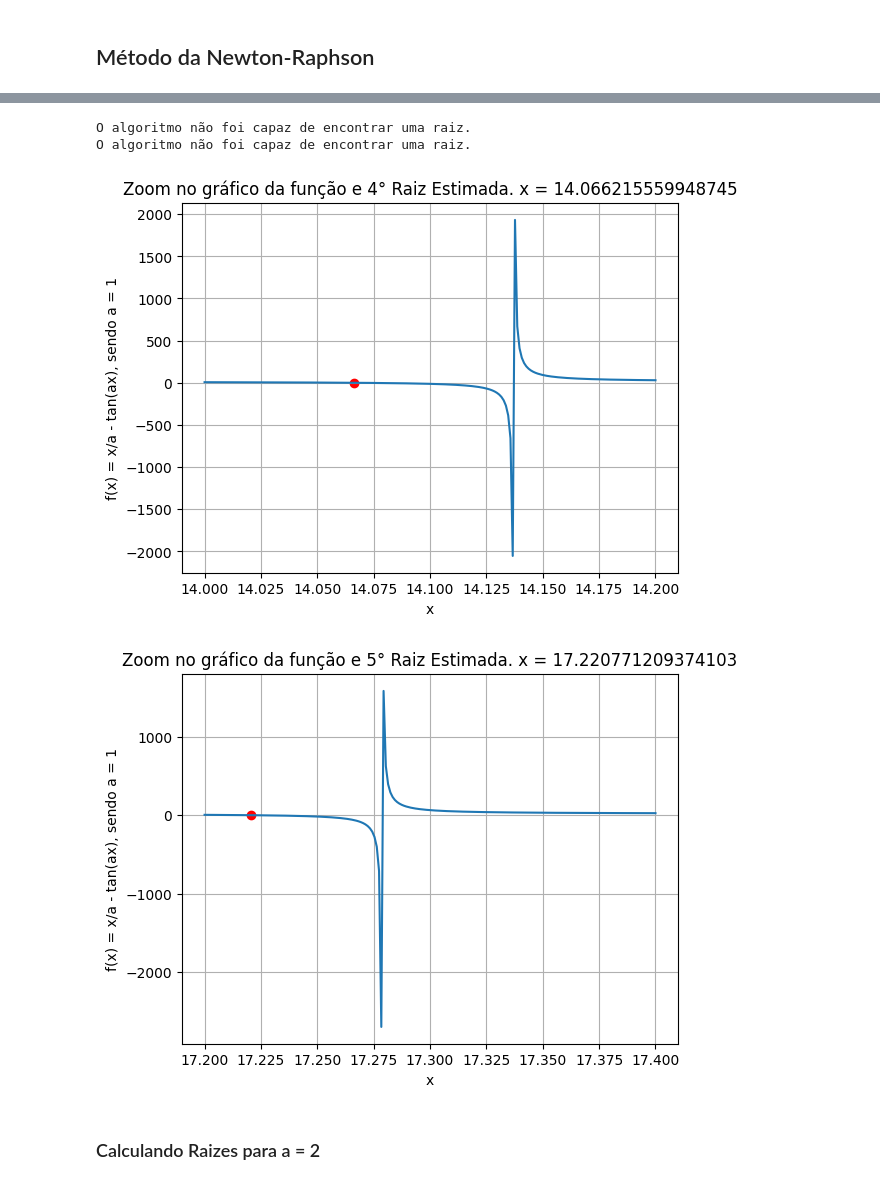
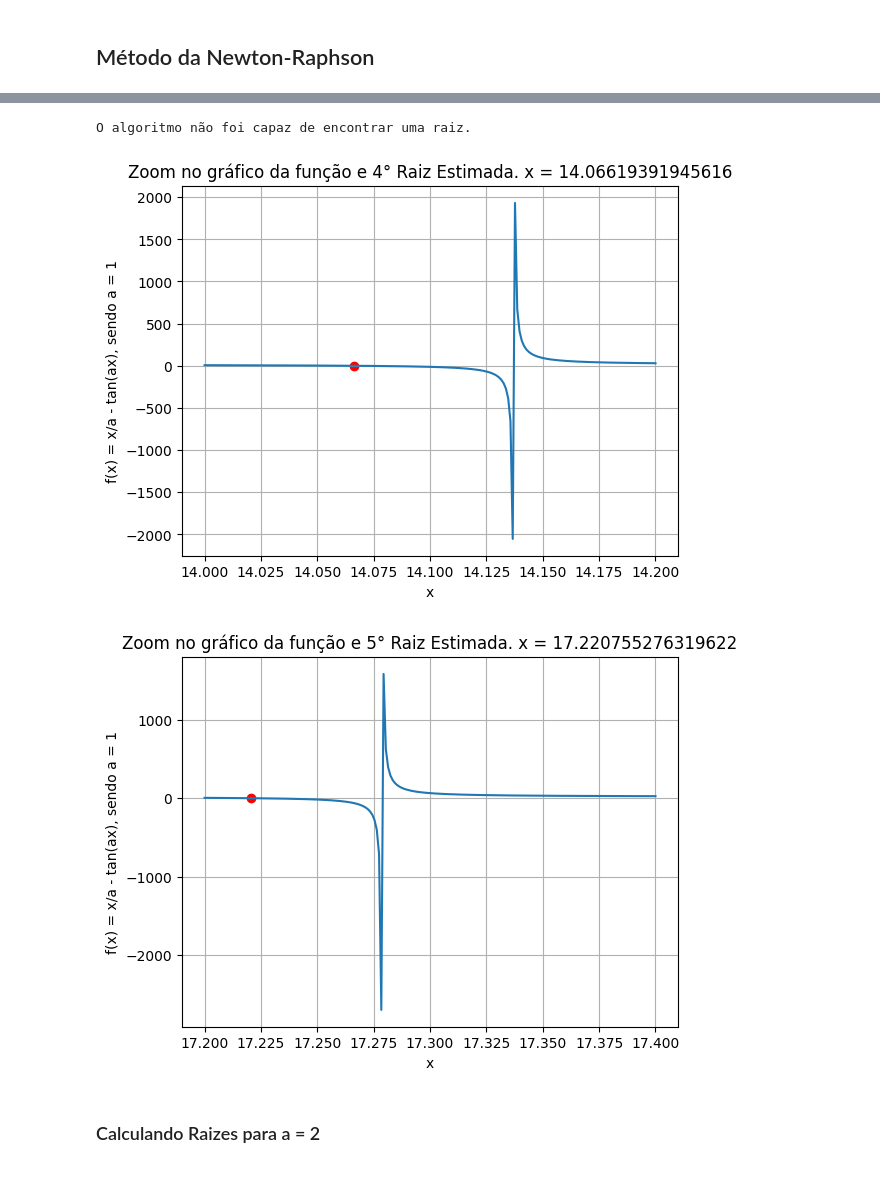
Before and after one commit to andreisilvasantos/Mestrado, a Jupyter notebook: Métodos Numéricos/AT2 - Metodos Numericos.ipynb, the cells around one changed output, grey strips where cells are left out. Drawn from its saved outputs; the diff is of its cells as text; code cells hidden in the pictures.

```diff
--- a/Métodos Numéricos/AT2 - Metodos Numericos.ipynb
+++ b/Métodos Numéricos/AT2 - Metodos Numericos.ipynb
@@ -57,7 +57,8 @@ import numpy as np
 import matplotlib.pyplot as plt
 import math
 
-iter_maximo = 10
+iter_maximo = 100
+erro_aceitavel = math.pow(10, -3)
 
 def print_graficos(matriz_intervalos, x_raizes, err_msg="O algoritmo não foi capaz de encontrar uma raiz."):
     for i in range(len(x_raizes)):
@@ -229,7 +230,7 @@ x_raizes = []
 a = 1
 
 for linha in matriz_intervalosA1:
-    x_raizes.append(ponto_fixo(linha[0], 0.1, iter_maximo))
+    x_raizes.append(ponto_fixo(linha[0], erro_aceitavel, iter_maximo))
 
 # Plotando graficos
 print_graficos(matriz_intervalosA1, x_raizes)
@@ -279,7 +280,7 @@ x_raizes = []
 a = 1
 
 for linha in matriz_intervalosA1:
-    x_raizes.append(newton_raphson(linha[0], 0.1, iter_maximo))
+    x_raizes.append(newton_raphson(linha[0], erro_aceitavel, iter_maximo))
 
 # Plotando graficos
 print_graficos(matriz_intervalosA1, x_raizes)
@@ -288,7 +290,6 @@ print_graficos(matriz_intervalosA1, x_raizes)
 O algoritmo não foi capaz de encontrar uma raiz.
-O algoritmo não foi capaz de encontrar uma raiz.
-[figure, old version]
-[figure, old version]
+[figure, new version]
+[figure, added]
 # %% [markdown]
 ### Calculando Raizes para a = 2
 # %%
```
Also changed, not shown: parts of 10 cells of this notebook.
